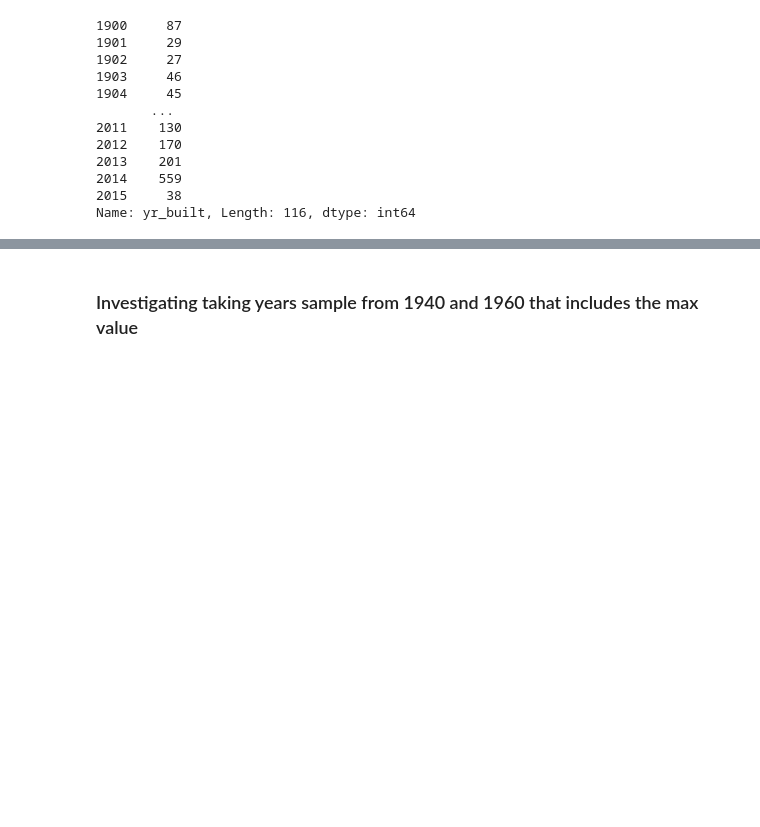
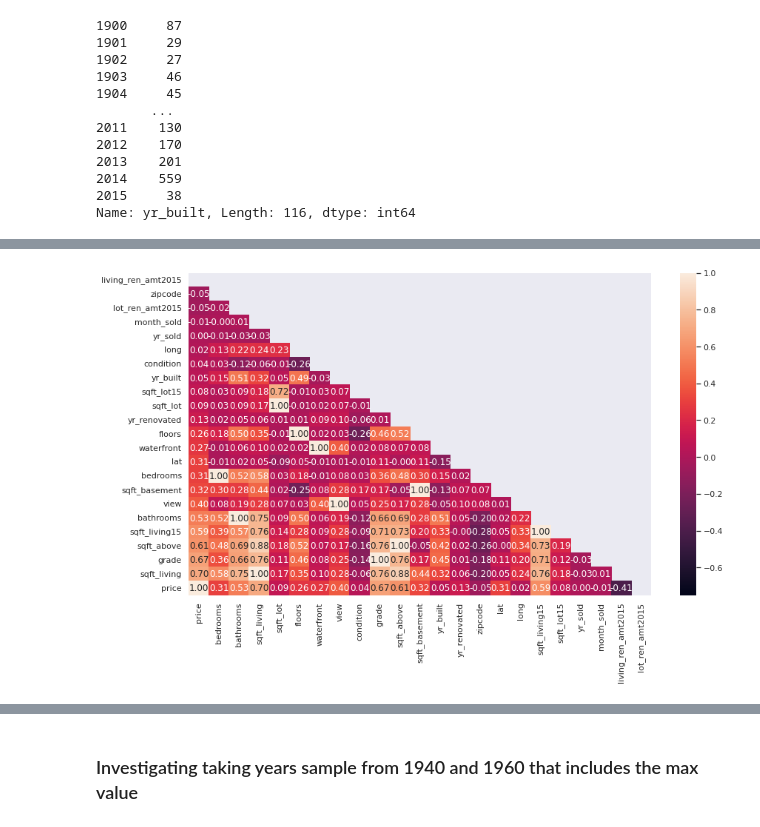
Before and after one commit to Rowan-Omar/House-Pricing---Data-Analysis, a Jupyter notebook: House_Pricing.ipynb, the cells around one changed output, grey strips where cells are left out. Saved outputs shown, nothing was run; the diff lists cells and outputs as text; code cells hidden in the pictures; blank space fills up the shorter version.

```diff
--- a/House_Pricing.ipynb
+++ b/House_Pricing.ipynb
@@ -420,0 +367,8 @@ plt.legend((ba,bed),("bathrooms","bedrooms"))
+# %%
+fig, ax = plt.subplots(figsize=(14,8))
+corr = hs.corr()
+mask = np.zeros_like(corr)
+mask[np.triu_indices_from(mask)] = True
+sns.heatmap(corr.sort_values(by=["price"]),mask=mask,annot=True, fmt = '.2f', vmin=-0.75, vmax=1);
+# %% [output]
+[figure, added]
```
Also changed, not shown: parts of 104 cells of this notebook.
